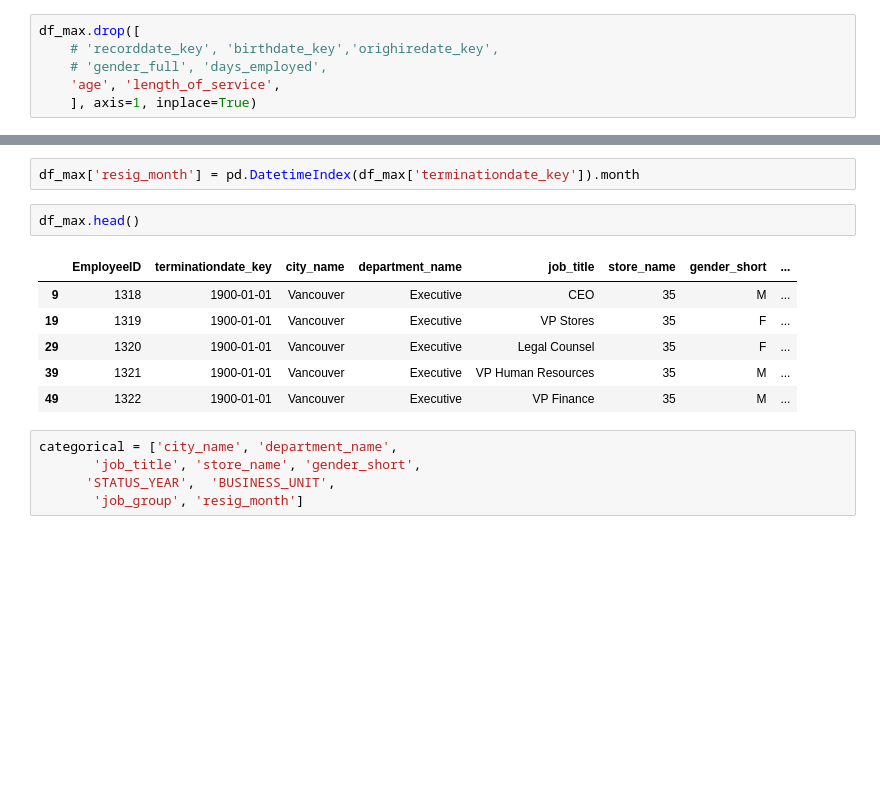
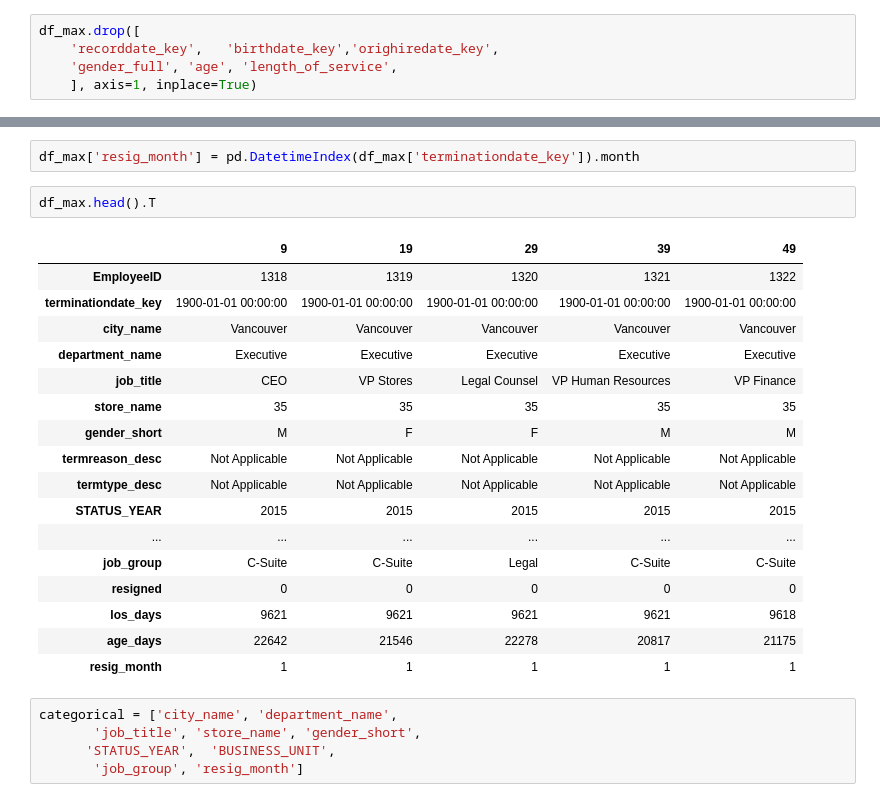
Before and after one commit to RickyMcMaster/pub_portfolio, a Jupyter notebook: mlz/07-midterm-project/MLZ-Assignment07.ipynb, the cells around one changed output, grey strips where cells are left out. Saved outputs shown, nothing was run; the diff lists cells and outputs as text; blank space fills up the shorter version.

```diff
--- a/mlz/07-midterm-project/MLZ-Assignment07.ipynb
+++ b/mlz/07-midterm-project/MLZ-Assignment07.ipynb
@@ -473,8 +473,7 @@ df_max.head()
 # %%
 df_max.drop([
-    # 'recorddate_key',	'birthdate_key','orighiredate_key',
-    # 'gender_full', 'days_employed',
-    'age', 'length_of_service',
+    'recorddate_key',	'birthdate_key','orighiredate_key',
+    'gender_full', 'age', 'length_of_service',
     ], axis=1, inplace=True)
 # %%
 df_max.columns
@@ -502,14 +501,25 @@ Index(['EmployeeID', 'terminationdate_key', 'city_name', 'department_name',
 # %%
 df_max['resig_month'] = pd.DatetimeIndex(df_max['terminationdate_key']).month
 # %%
-df_max.head()
+df_max.head().T
 # %% [output]
-|  | EmployeeID | terminationdate_key | city_name | department_name | job_title | store_name | gender_short | ... |
-| 9 | 1318 | 1900-01-01 | Vancouver | Executive | CEO | 35 | M | ... |
-| 19 | 1319 | 1900-01-01 | Vancouver | Executive | VP Stores | 35 | F | ... |
-| 29 | 1320 | 1900-01-01 | Vancouver | Executive | Legal Counsel | 35 | F | ... |
-| 39 | 1321 | 1900-01-01 | Vancouver | Executive | VP Human Resources | 35 | M | ... |
-| 49 | 1322 | 1900-01-01 | Vancouver | Executive | VP Finance | 35 | M | ... |
+|  | 9 | 19 | 29 | 39 | 49 |
+| EmployeeID | 1318 | 1319 | 1320 | 1321 | 1322 |
+| terminationdate_key | 1900-01-01 00:00:00 | 1900-01-01 00:00:00 | 1900-01-01 00:00:00 | 1900-01-01 00:00:00 | 1900-01-01 00:00:00 |
+| city_name | Vancouver | Vancouver | Vancouver | Vancouver | Vancouver |
+| department_name | Executive | Executive | Executive | Executive | Executive |
+| job_title | CEO | VP Stores | Legal Counsel | VP Human Resources | VP Finance |
+| store_name | 35 | 35 | 35 | 35 | 35 |
+| gender_short | M | F | F | M | M |
+| termreason_desc | Not Applicable | Not Applicable | Not Applicable | Not Applicable | Not Applicable |
+| termtype_desc | Not Applicable | Not Applicable | Not Applicable | Not Applicable | Not Applicable |
+| STATUS_YEAR | 2015 | 2015 | 2015 | 2015 | 2015 |
+| ... | ... | ... | ... | ... | ... |
+| job_group | C-Suite | C-Suite | Legal | C-Suite | C-Suite |
+| resigned | 0 | 0 | 0 | 0 | 0 |
+| los_days | 9621 | 9621 | 9621 | 9621 | 9618 |
+| age_days | 22642 | 21546 | 22278 | 20817 | 21175 |
+| resig_month | 1 | 1 | 1 | 1 | 1 |
 # %%
 categorical = ['city_name', 'department_name',
        'job_title', 'store_name', 'gender_short',
```
Also changed, not shown: parts of 5 cells of this notebook.
